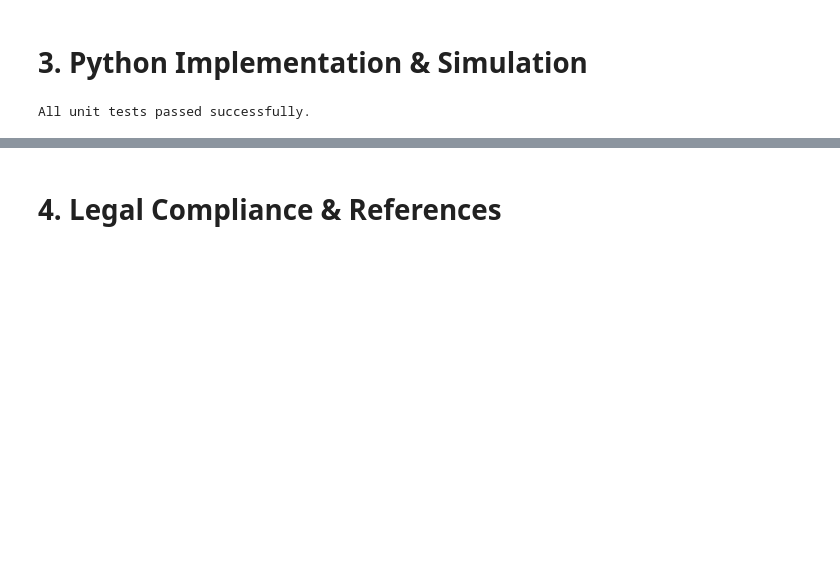
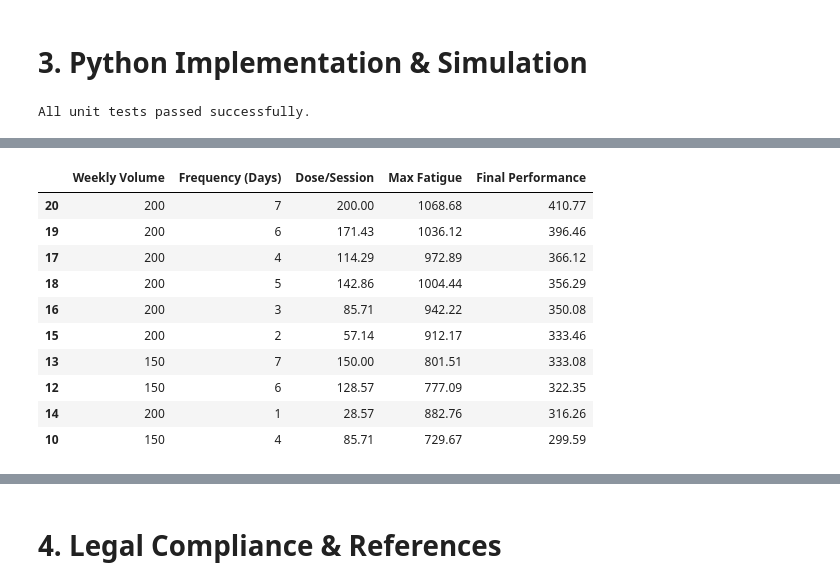
Before and after one commit to AlexGekov/hypertrophy-and-fatigue, a Jupyter notebook: hypertrophy_model.ipynb, the cells around one changed output, grey strips where cells are left out. Saved outputs shown, nothing was run; the diff lists cells and outputs as text; code cells hidden in the pictures; blank space fills up the shorter version.

```diff
--- a/hypertrophy_model.ipynb
+++ b/hypertrophy_model.ipynb
@@ -80,0 +97,39 @@ plot_simulation(fit_hf, fat_hf, perf_hf, 'High Frequency Protocol: 1 Session / 2
+# %%
+days = 84
+weekly_volumes = [100, 150, 200]
+frequencies = [1, 2, 3, 4, 5, 6, 7]
+results = []
+
+for vol in weekly_volumes:
+    for freq in frequencies:
+        doses = np.zeros(days)
+        sessions_per_week = 7 / freq
+        dose_per_session = vol / sessions_per_week
+        doses[::freq] = dose_per_session
+
+        fitness, fatigue, performance = simulate_training_block(
+            days=days, tau1=45, tau2=15, k_fitness=1.0, k_fatigue=2.0, doses=doses
+        )
+
+        results.append({
+            "Weekly Volume": vol,
+            "Frequency (Days)": freq,
+            "Dose/Session": round(dose_per_session, 2),
+            "Max Fatigue": round(fatigue.max(), 2),
+            "Final Performance": round(performance[-1], 2)
+        })
+
+results_df = pd.DataFrame(results)
+display(results_df.sort_values(by="Final Performance", ascending=False).head(10))
+# %% [output]
+|  | Weekly Volume | Frequency (Days) | Dose/Session | Max Fatigue | Final Performance |
+| 20 | 200 | 7 | 200.00 | 1068.68 | 410.77 |
+| 19 | 200 | 6 | 171.43 | 1036.12 | 396.46 |
+| 17 | 200 | 4 | 114.29 | 972.89 | 366.12 |
+| 18 | 200 | 5 | 142.86 | 1004.44 | 356.29 |
+| 16 | 200 | 3 | 85.71 | 942.22 | 350.08 |
+| 15 | 200 | 2 | 57.14 | 912.17 | 333.46 |
+| 13 | 150 | 7 | 150.00 | 801.51 | 333.08 |
+| 12 | 150 | 6 | 128.57 | 777.09 | 322.35 |
+| 14 | 200 | 1 | 28.57 | 882.76 | 316.26 |
+| 10 | 150 | 4 | 85.71 | 729.67 | 299.59 |
```
Also changed, not shown: parts of 8 cells of this notebook, 1 other file.
